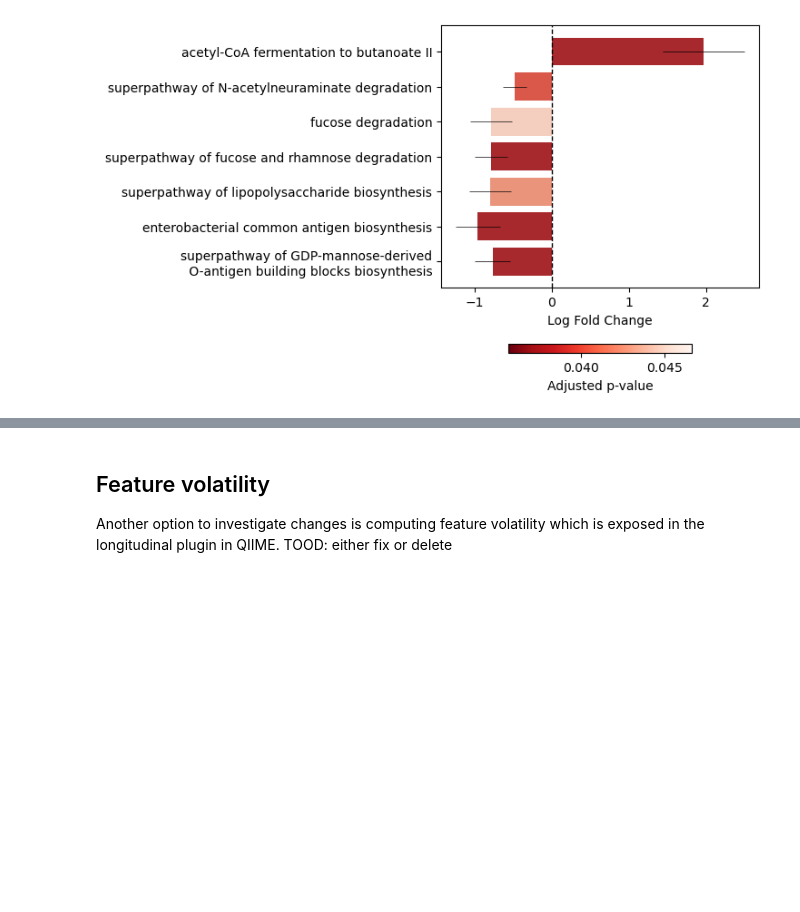
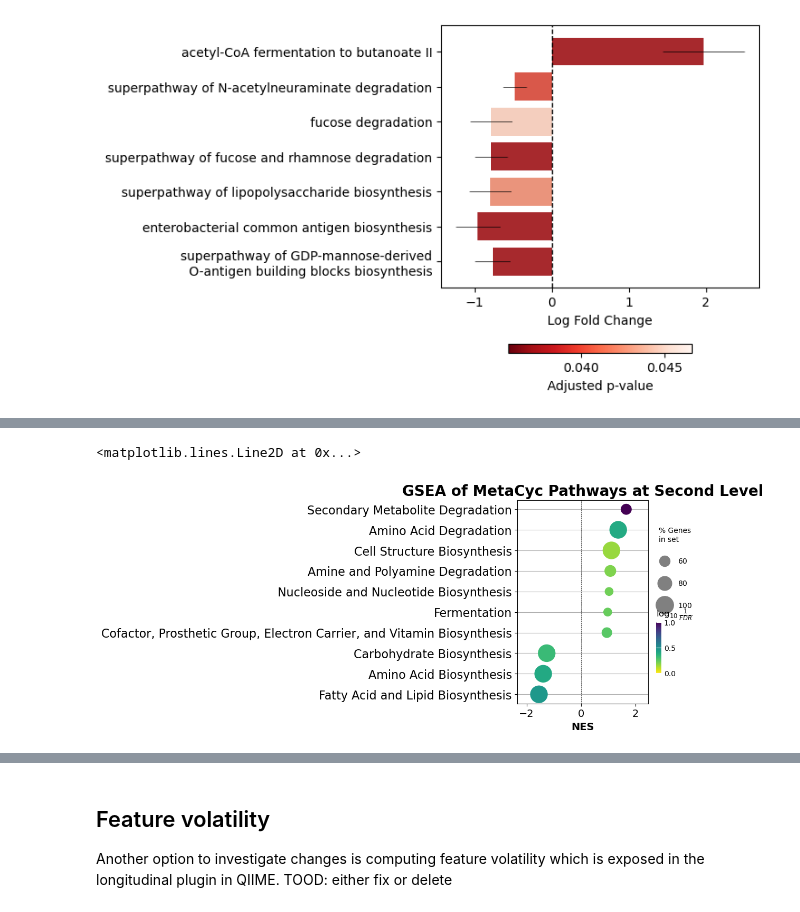
Before and after one commit to Emelie23/microbEvolve2, a Jupyter notebook: scripts/functional_annotation.ipynb, the cells around one changed output, grey strips where cells are left out. Cells and saved outputs as stored; diff of their text form; code cells hidden in the pictures; blank space fills up the shorter version.

Commit message:
Add GSEA implementation to functional annotation.

```diff
--- a/scripts/functional_annotation.ipynb
+++ b/scripts/functional_annotation.ipynb
@@ -326,0 +339,19 @@ fig.show()
+# %%
+import gseapy as gp
+
+# Download mapping file from Github
+if not os.path.exists(f"{data_dir}/raw/metacyc_pathways2seclevel.txt"):
+    subprocess.run(f"wget -O {data_dir}/raw/metacyc_pathways2seclevel.txt https://github.com/Jiung-Wen/picrust_mapping/raw/refs/heads/master/metacyc_pathways_info_prokaryotes_sec_level.tsv", shell=True)
+else:
+    print(f"{data_dir}/raw/metacyc_pathways2seclevel.txt already exists. Skipping download.")
+
+pathways2seclevel = pd.read_csv(f"{data_dir}/raw/metacyc_pathways2seclevel.txt", sep="\t", header=None, names=["pathway", "seclevel"])
+
+# We need to get the pathway sets in a form that gseapy can use
+# Gseapy expects a dictionary where keys are the pathway set names (here: second level pathways)
+# and values are lists of pathways belonging to that set
+pathway_sets = pathways2seclevel.groupby("seclevel")["pathway"].apply(list).to_dict()
+
+# Here we calculate the ranking metric for the pathways and sort them in descending order
+pathway_rank = abs(de_6months["lfc"]) * (-1 * np.log10(de_6months["q"]))
+pathway_rank = pathway_rank.sort_values(ascending=False)
@@ -326,0 +362,10 @@ fig.show()
+# %%
+prerank_res = gp.prerank(
+    rnk=pathway_rank,
+    gene_sets=pathway_sets,
+    min_size=2, # default is 15
+    threads=4,
+    outdir=None, # don't write to disk
+    seed=1,
+    verbose=True, # see what's going on behind the scenes
+)
@@ -326,0 +402,13 @@ fig.show()
+# %%
+ax = gp.dotplot(
+    prerank_res.res2d,
+    title="GSEA of MetaCyc Pathways at Second Level",
+    column="FDR q-val",
+    top_term=10,
+    size=4, # adjust dot size
+    figsize=(4,5), cutoff=1, show_ring=False
+)
+ax.axvline(x=0, color='black', linestyle='--', linewidth=.5)
+# %% [output]
+<matplotlib.lines.Line2D at 0x...>
+[figure, added]
```
Also changed, not shown: parts of 11 cells of this notebook, 1 other file.
